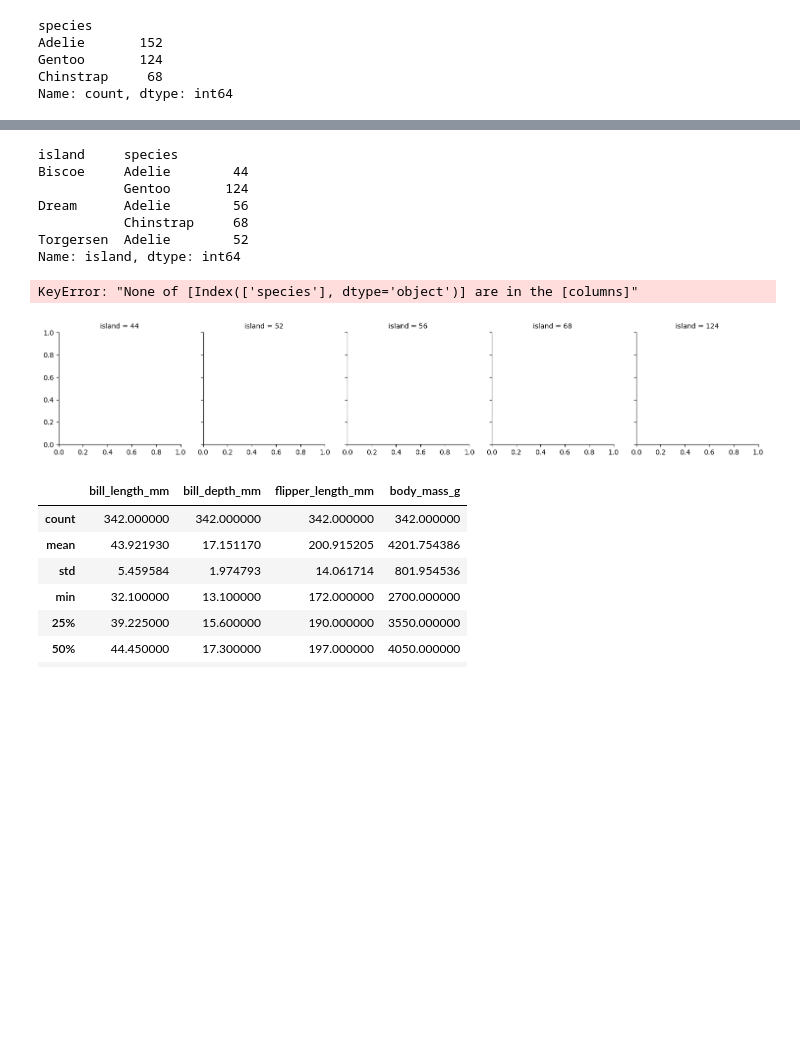
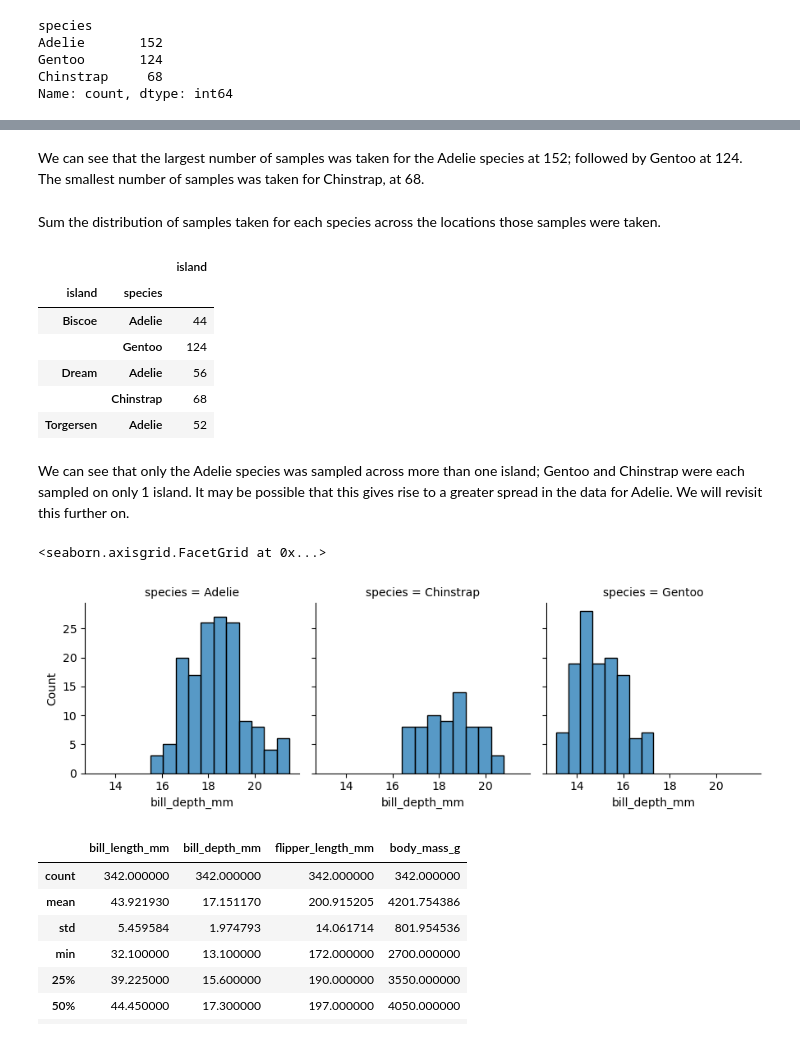
Before and after one commit to dvdgeroconnell/PODA-coursework, a Jupyter notebook: penguins.ipynb, the cells around one changed output, grey strips where cells are left out. Cells and saved outputs as stored; diff of their text form; code cells hidden in the pictures; blank space fills up the shorter version.

```diff
--- a/penguins.ipynb
+++ b/penguins.ipynb
@@ -202,26 +215,33 @@ Text(0.5, 1.0, 'Number of Each Penguin Species Sampled')
+# %% [markdown]
+We can see that the largest number of samples was taken for the Adelie species at 152; followed by Gentoo at 124. The smallest number of samples was taken for Chinstrap, at 68.
+# %% [markdown]
+Sum the distribution of samples taken for each species across the locations those samples were taken.
 # %%
 # Show the distribution by island
 location = pd.DataFrame(penguins.groupby(["island","species"])["island"].count())
 location.rename(columns={"island":"sum"})
-print(location['island'])
+location
+#print(location['island'])
 # %% [output]
-island     species
-Biscoe     Adelie        44
-           Gentoo       124
-Dream      Adelie        56
-           Chinstrap     68
-Torgersen  Adelie        52
-Name: island, dtype: int64
+|  |  | island |
+| island | species |  |
+| Biscoe | Adelie | 44 |
+|  | Gentoo | 124 |
+| Dream | Adelie | 56 |
+|  | Chinstrap | 68 |
+| Torgersen | Adelie | 52 |
+# %% [markdown]
+We can see that only the Adelie species was sampled across more than one island; Gentoo and Chinstrap were each sampled on only 1 island. It may be possible that this gives rise to a greater spread in the data for Adelie. We will revisit this further on.
 # %%
-#x = sns.FacetGrid(penguins, col="species")
-#x.map(sns.histplot, "bill_depth_mm")
+x = sns.FacetGrid(penguins, col="species")
+x.map(sns.histplot, "bill_depth_mm")
 #x.map(sns.barplot, "island")
 
-x = sns.FacetGrid(location, col="island")
-x.map(sns.barplot, "species")
+#x = sns.FacetGrid(location, col="island")
+#x.map(sns.barplot, "species")
 # %% [output]
-KeyError: "None of [Index(['species'], dtype='object')] are in the [columns]"
+<seaborn.axisgrid.FacetGrid at 0x...>
-[figure, old version]
+[figure, new version]
 # %%
 # Describe the data set. Takes the numerical variables.
 
```
Also changed, not shown: parts of 14 cells of this notebook.
